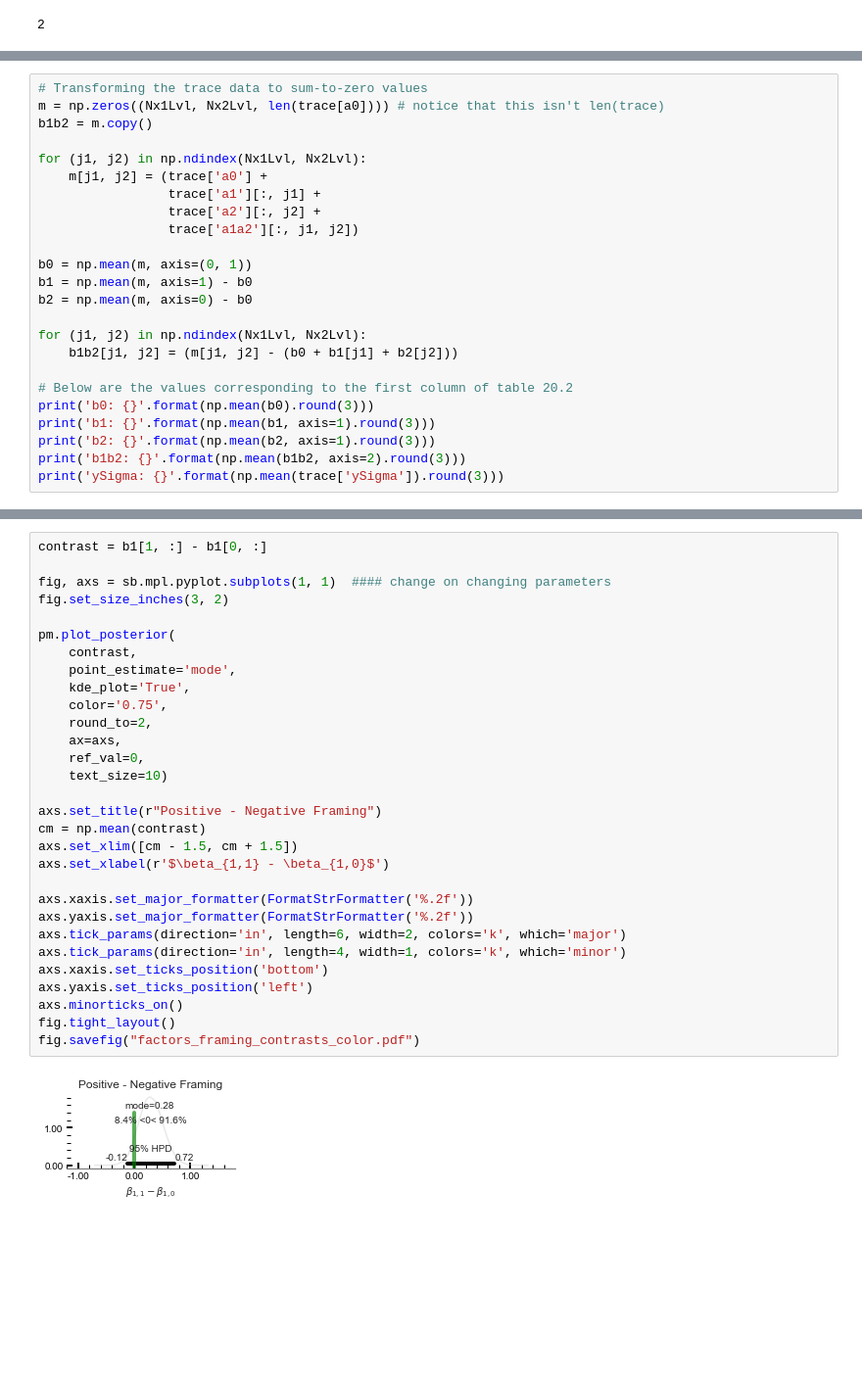
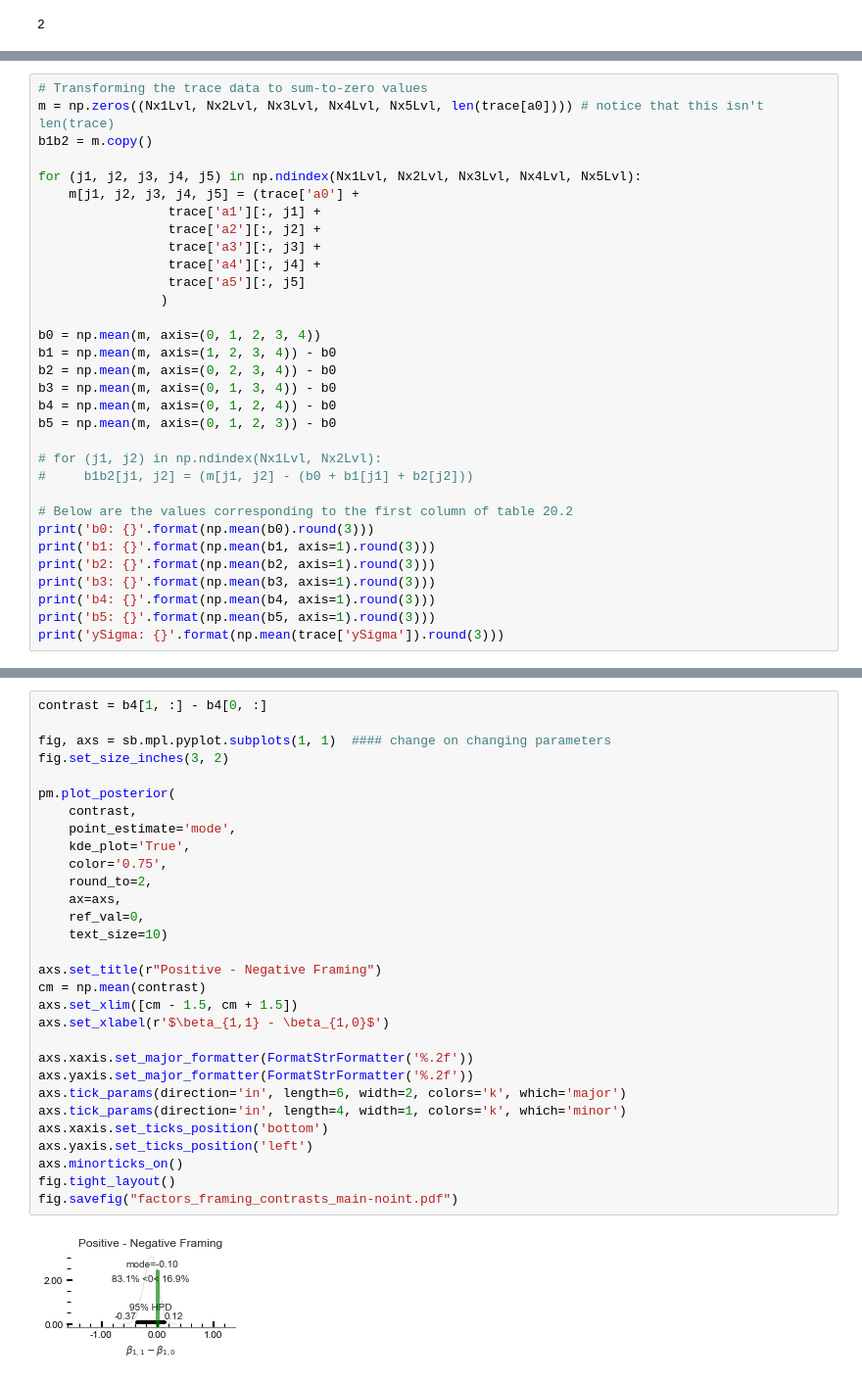
Before and after one commit to CrowdDynamicsLab/ComicPersuasion, a Jupyter notebook: Paper Draft/LaTeX/hari-code/ordinal_prediction_factors-Main.ipynb, the cells around one changed output, grey strips where cells are left out. Shown at 98% size. Drawn from its saved outputs; the diff is of its cells as text; blank space fills up the shorter version.

```diff
--- a/Paper Draft/LaTeX/hari-code/ordinal_prediction_factors-Main.ipynb
+++ b/Paper Draft/LaTeX/hari-code/ordinal_prediction_factors-Main.ipynb
@@ -309,25 +308,33 @@ array([[<matplotlib.axes._subplots.AxesSubplot object at 0x...>,
 # %%
 # Transforming the trace data to sum-to-zero values
-m = np.zeros((Nx1Lvl, Nx2Lvl, len(trace[a0]))) # notice that this isn't len(trace)
+m = np.zeros((Nx1Lvl, Nx2Lvl, Nx3Lvl, Nx4Lvl, Nx5Lvl, len(trace[a0]))) # notice that this isn't len(trace)
 b1b2 = m.copy()
 
-for (j1, j2) in np.ndindex(Nx1Lvl, Nx2Lvl):
-    m[j1, j2] = (trace['a0'] +
+for (j1, j2, j3, j4, j5) in np.ndindex(Nx1Lvl, Nx2Lvl, Nx3Lvl, Nx4Lvl, Nx5Lvl):
+    m[j1, j2, j3, j4, j5] = (trace['a0'] +
                  trace['a1'][:, j1] +
                  trace['a2'][:, j2] +
-                 trace['a1a2'][:, j1, j2])
+                 trace['a3'][:, j3] +
+                 trace['a4'][:, j4] +
+                 trace['a5'][:, j5]
+                )
 
-b0 = np.mean(m, axis=(0, 1))
-b1 = np.mean(m, axis=1) - b0
-b2 = np.mean(m, axis=0) - b0
+b0 = np.mean(m, axis=(0, 1, 2, 3, 4))
+b1 = np.mean(m, axis=(1, 2, 3, 4)) - b0
+b2 = np.mean(m, axis=(0, 2, 3, 4)) - b0
+b3 = np.mean(m, axis=(0, 1, 3, 4)) - b0
+b4 = np.mean(m, axis=(0, 1, 2, 4)) - b0
+b5 = np.mean(m, axis=(0, 1, 2, 3)) - b0
 
-for (j1, j2) in np.ndindex(Nx1Lvl, Nx2Lvl):
-    b1b2[j1, j2] = (m[j1, j2] - (b0 + b1[j1] + b2[j2]))
+# for (j1, j2) in np.ndindex(Nx1Lvl, Nx2Lvl):
+#     b1b2[j1, j2] = (m[j1, j2] - (b0 + b1[j1] + b2[j2]))
 
 # Below are the values corresponding to the first column of table 20.2
 print('b0: {}'.format(np.mean(b0).round(3)))
 print('b1: {}'.format(np.mean(b1, axis=1).round(3)))
 print('b2: {}'.format(np.mean(b2, axis=1).round(3)))
-print('b1b2: {}'.format(np.mean(b1b2, axis=2).round(3)))
+print('b3: {}'.format(np.mean(b3, axis=1).round(3)))
+print('b4: {}'.format(np.mean(b4, axis=1).round(3)))
+print('b5: {}'.format(np.mean(b5, axis=1).round(3)))
 print('ySigma: {}'.format(np.mean(trace['ySigma']).round(3)))
 # %% [output]
@@ -468,32 +476,32 @@ fig2.savefig("factors_mean_effect_color.pdf")
 # %%
-contrast = b1[1, :] - b1[0, :]
+contrast = b4[1, :] - b4[0, :]
 
 fig, axs = sb.mpl.pyplot.subplots(1, 1)  #### change on changing parameters
 fig.set_size_inches(3, 2)
 
 pm.plot_posterior(
     contrast,
     point_estimate='mode',
     kde_plot='True',
     color='0.75',
     round_to=2,
     ax=axs,
     ref_val=0,
     text_size=10)
 
 axs.set_title(r"Positive - Negative Framing")
 cm = np.mean(contrast)
 axs.set_xlim([cm - 1.5, cm + 1.5])
 axs.set_xlabel(r'$\beta_{1,1} - \beta_{1,0}$')
 
 axs.xaxis.set_major_formatter(FormatStrFormatter('%.2f'))
 axs.yaxis.set_major_formatter(FormatStrFormatter('%.2f'))
 axs.tick_params(direction='in', length=6, width=2, colors='k', which='major')
 axs.tick_params(direction='in', length=4, width=1, colors='k', which='minor')
 axs.xaxis.set_ticks_position('bottom')
 axs.yaxis.set_ticks_position('left')
 axs.minorticks_on()
 fig.tight_layout()
-fig.savefig("factors_framing_contrasts_color.pdf")
+fig.savefig("factors_framing_contrasts_main-noint.pdf")
 # %% [output]
-[figure, old version]
+[figure, new version]
```
Also changed, not shown: parts of 8 cells of this notebook, 12 other files.
